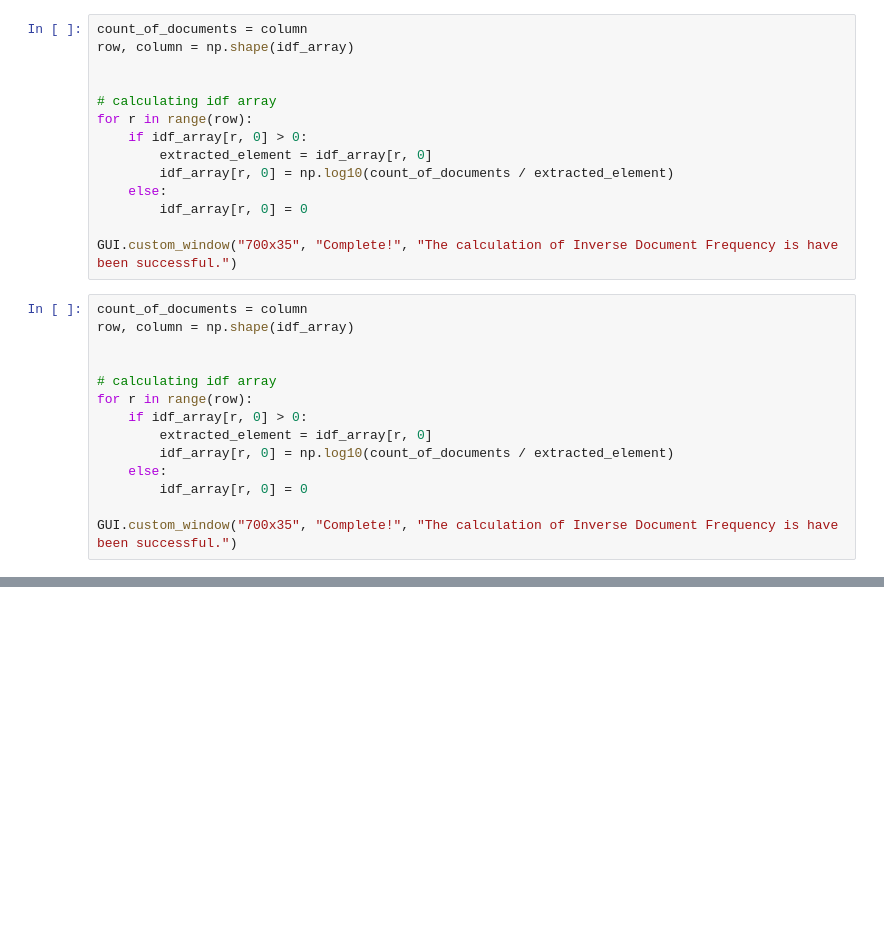
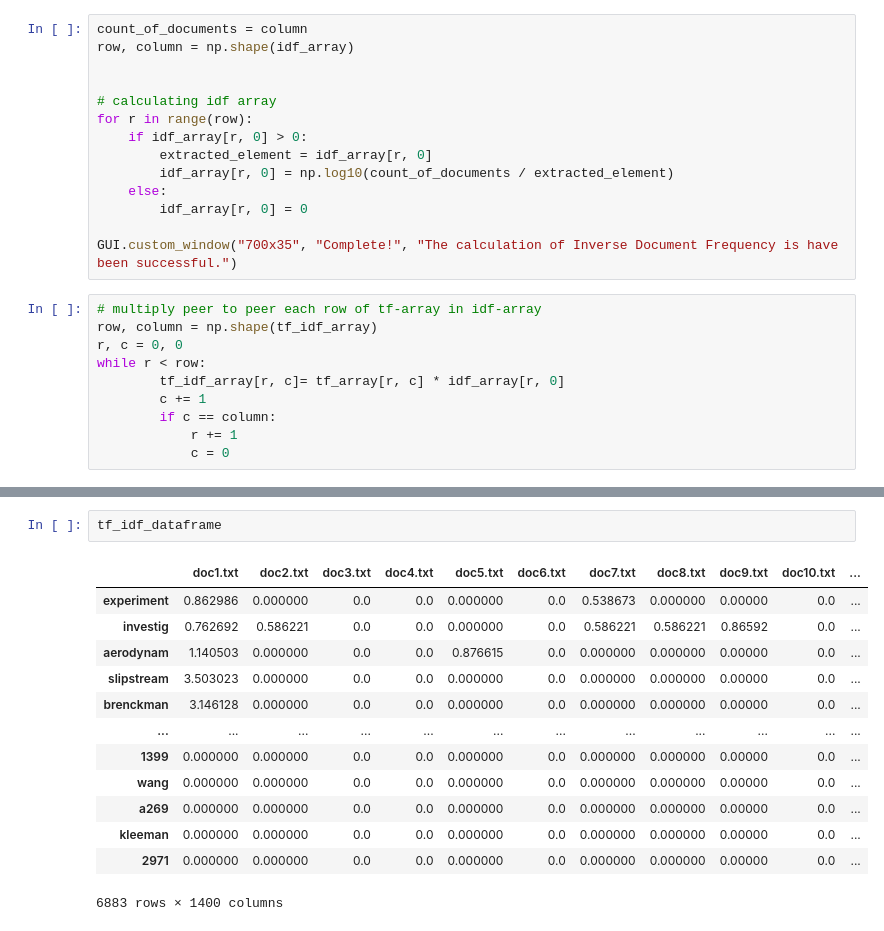
Before and after one commit to AmiraliToori/IR-Project, a Jupyter notebook: jupyter.ipynb, the cells around one changed output, grey strips where cells are left out. Cells and saved outputs as stored; diff of their text form; blank space fills up the shorter version.

```diff
--- a/jupyter.ipynb
+++ b/jupyter.ipynb
@@ -144,18 +166,14 @@ for r in range(row):
         idf_array[r, 0] = 0
 
 GUI.custom_window("700x35", "Complete!", "The calculation of Inverse Document Frequency is have been successful.")
-# %%
-count_of_documents = column
-row, column = np.shape(idf_array)
-
-
-# calculating idf array
-for r in range(row):
-    if idf_array[r, 0] > 0:
-        extracted_element = idf_array[r, 0]
-        idf_array[r, 0] = np.log10(count_of_documents / extracted_element)
-    else:
-        idf_array[r, 0] = 0
-
-GUI.custom_window("700x35", "Complete!", "The calculation of Inverse Document Frequency is have been successful.")
+# %%
+# multiply peer to peer each row of tf-array in idf-array
+row, column = np.shape(tf_idf_array)
+r, c = 0, 0
+while r < row:
+        tf_idf_array[r, c]= tf_array[r, c] * idf_array[r, 0]
+        c += 1
+        if c == column:
+            r += 1
+            c = 0
 # %%
@@ -194,0 +220,16 @@ m2971               0.0          0.0          0.0          0.0
+# %%
+tf_idf_dataframe
+# %% [output]
+|  | doc1.txt | doc2.txt | doc3.txt | doc4.txt | doc5.txt | doc6.txt | doc7.txt | doc8.txt | doc9.txt | doc10.txt | ... |
+| experiment | 0.862986 | 0.000000 | 0.0 | 0.0 | 0.000000 | 0.0 | 0.538673 | 0.000000 | 0.00000 | 0.0 | ... |
+| investig | 0.762692 | 0.586221 | 0.0 | 0.0 | 0.000000 | 0.0 | 0.586221 | 0.586221 | 0.86592 | 0.0 | ... |
+| aerodynam | 1.140503 | 0.000000 | 0.0 | 0.0 | 0.876615 | 0.0 | 0.000000 | 0.000000 | 0.00000 | 0.0 | ... |
+| slipstream | 3.503023 | 0.000000 | 0.0 | 0.0 | 0.000000 | 0.0 | 0.000000 | 0.000000 | 0.00000 | 0.0 | ... |
+| brenckman | 3.146128 | 0.000000 | 0.0 | 0.0 | 0.000000 | 0.0 | 0.000000 | 0.000000 | 0.00000 | 0.0 | ... |
+| ... | ... | ... | ... | ... | ... | ... | ... | ... | ... | ... | ... |
+| 1399 | 0.000000 | 0.000000 | 0.0 | 0.0 | 0.000000 | 0.0 | 0.000000 | 0.000000 | 0.00000 | 0.0 | ... |
+| wang | 0.000000 | 0.000000 | 0.0 | 0.0 | 0.000000 | 0.0 | 0.000000 | 0.000000 | 0.00000 | 0.0 | ... |
+| a269 | 0.000000 | 0.000000 | 0.0 | 0.0 | 0.000000 | 0.0 | 0.000000 | 0.000000 | 0.00000 | 0.0 | ... |
+| kleeman | 0.000000 | 0.000000 | 0.0 | 0.0 | 0.000000 | 0.0 | 0.000000 | 0.000000 | 0.00000 | 0.0 | ... |
+| 2971 | 0.000000 | 0.000000 | 0.0 | 0.0 | 0.000000 | 0.0 | 0.000000 | 0.000000 | 0.00000 | 0.0 | ... |
+6883 rows × 1400 columns
```
Also changed, not shown: parts of 9 cells of this notebook, 4 other files.
